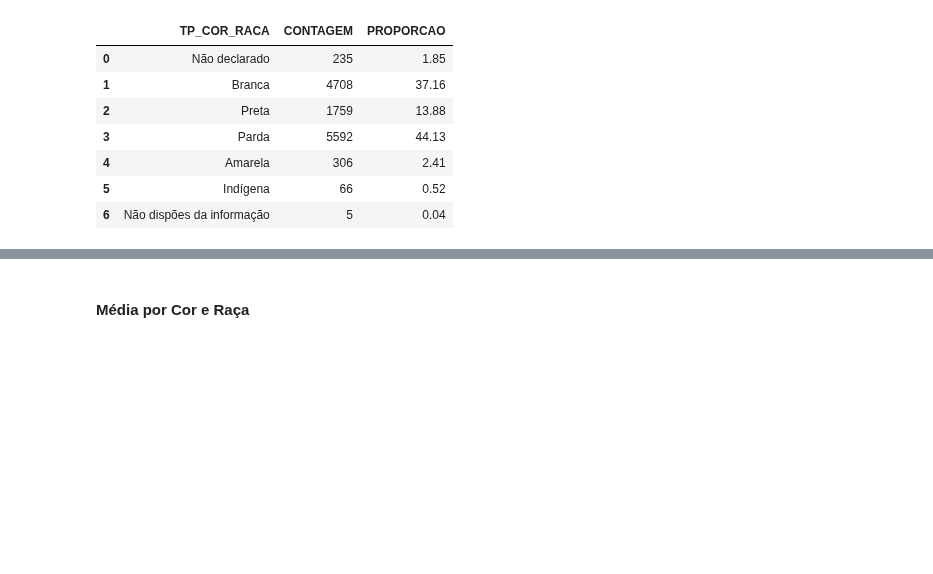
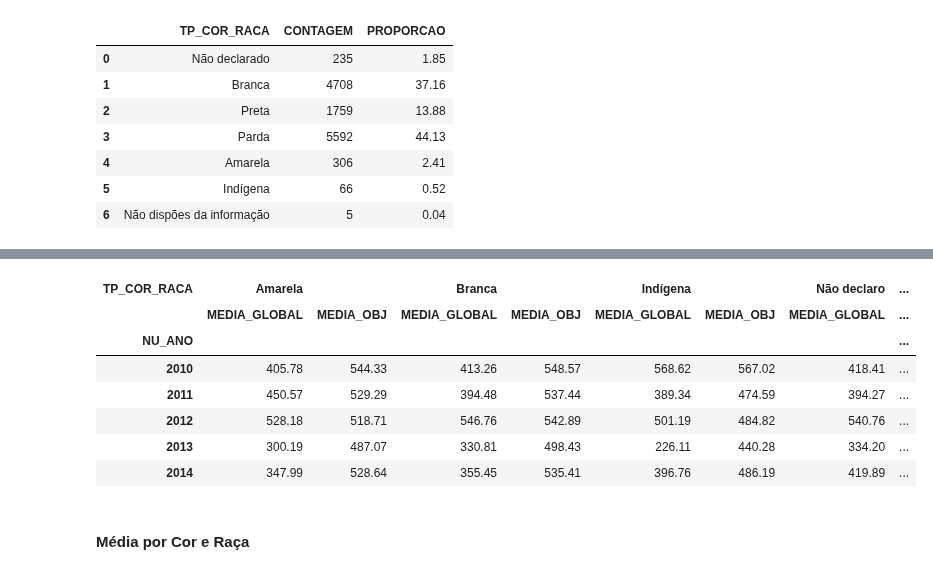
Before and after one commit to Bruno-Santana-Eco/Analise-de-Dados-ENEM, a Jupyter notebook: DataPrep1.ipynb, the cells around one changed output, grey strips where cells are left out. Saved outputs shown, nothing was run; the diff lists cells and outputs as text; code cells hidden in the pictures; blank space fills up the shorter version.

```diff
--- a/DataPrep1.ipynb
+++ b/DataPrep1.ipynb
@@ -865,0 +892,4 @@ geral6_prop.head(7)
+# %%
+geral6_ano = df_enem.groupby(['NU_ANO', 'TP_COR_RACA'])[['MEDIA_OBJ', 'MEDIA_GLOBAL']].mean().reset_index().round(2)
+geral6_ano['TP_COR_RACA'] = geral6_ano['TP_COR_RACA'].map({0: 'Não declaro', 1: 'Branca', 2: 'Preta', 3: 'Parda', 4: 'Amarela',5:'Indígena', 6:'Não dispões da informação'})
+geral6_ano.head()
@@ -866,3 +903,16 @@ geral6_prop.head(7)
+# %%
+geral6_ano = geral6_ano.pivot(index='NU_ANO', columns='TP_COR_RACA')
+geral6_ano = geral6_ano.reorder_levels([1 , 0], axis=1).sort_index(axis=1, level=0)
+geral6_ano.head()
+# %% [output]
+| TP_COR_RACA | Amarela |  | Branca |  | Indígena |  | Não declaro | ... |
+|  | MEDIA_GLOBAL | MEDIA_OBJ | MEDIA_GLOBAL | MEDIA_OBJ | MEDIA_GLOBAL | MEDIA_OBJ | MEDIA_GLOBAL | ... |
+| NU_ANO |  |  |  |  |  |  |  | ... |
+| 2010 | 405.78 | 544.33 | 413.26 | 548.57 | 568.62 | 567.02 | 418.41 | ... |
+| 2011 | 450.57 | 529.29 | 394.48 | 537.44 | 389.34 | 474.59 | 394.27 | ... |
+| 2012 | 528.18 | 518.71 | 546.76 | 542.89 | 501.19 | 484.82 | 540.76 | ... |
+| 2013 | 300.19 | 487.07 | 330.81 | 498.43 | 226.11 | 440.28 | 334.20 | ... |
+| 2014 | 347.99 | 528.64 | 355.45 | 535.41 | 396.76 | 486.19 | 419.89 | ... |
 # %% [markdown]
 #### Média por Cor e Raça
 # %%
```
Also changed, not shown: parts of 24 cells of this notebook, 1 other file.
